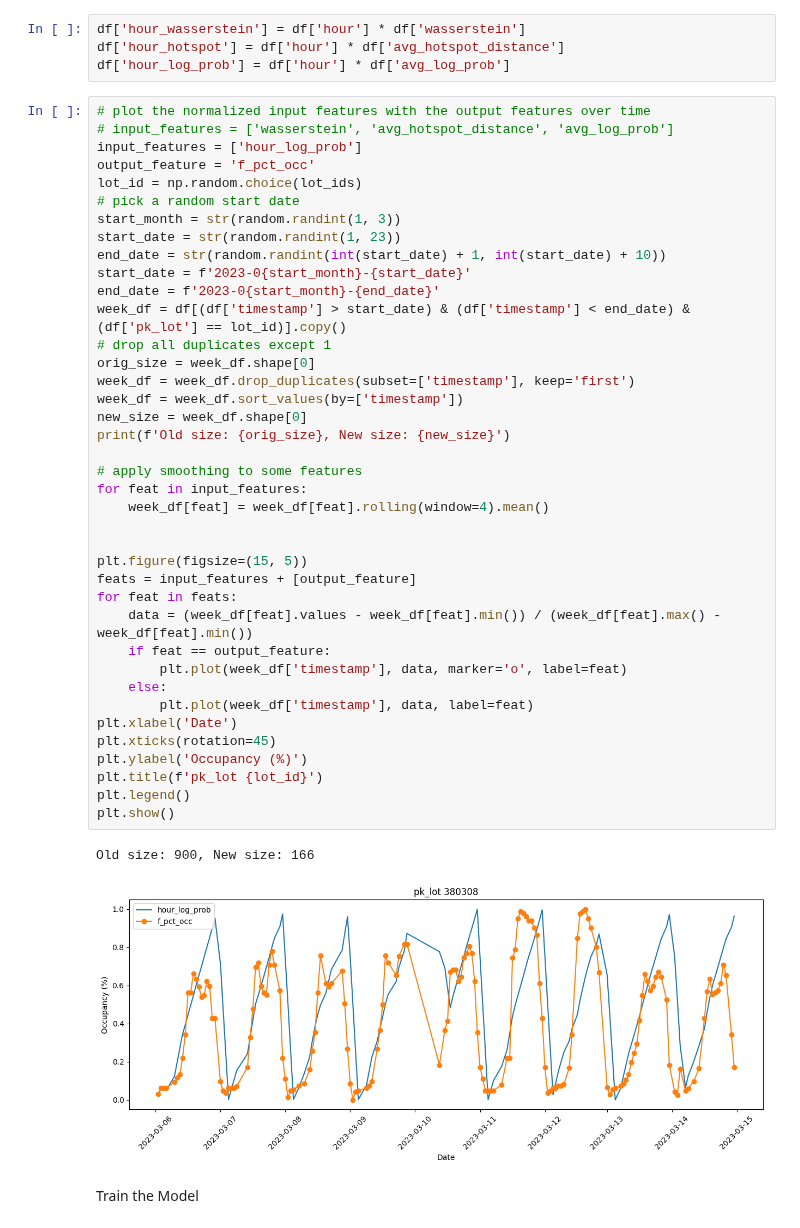
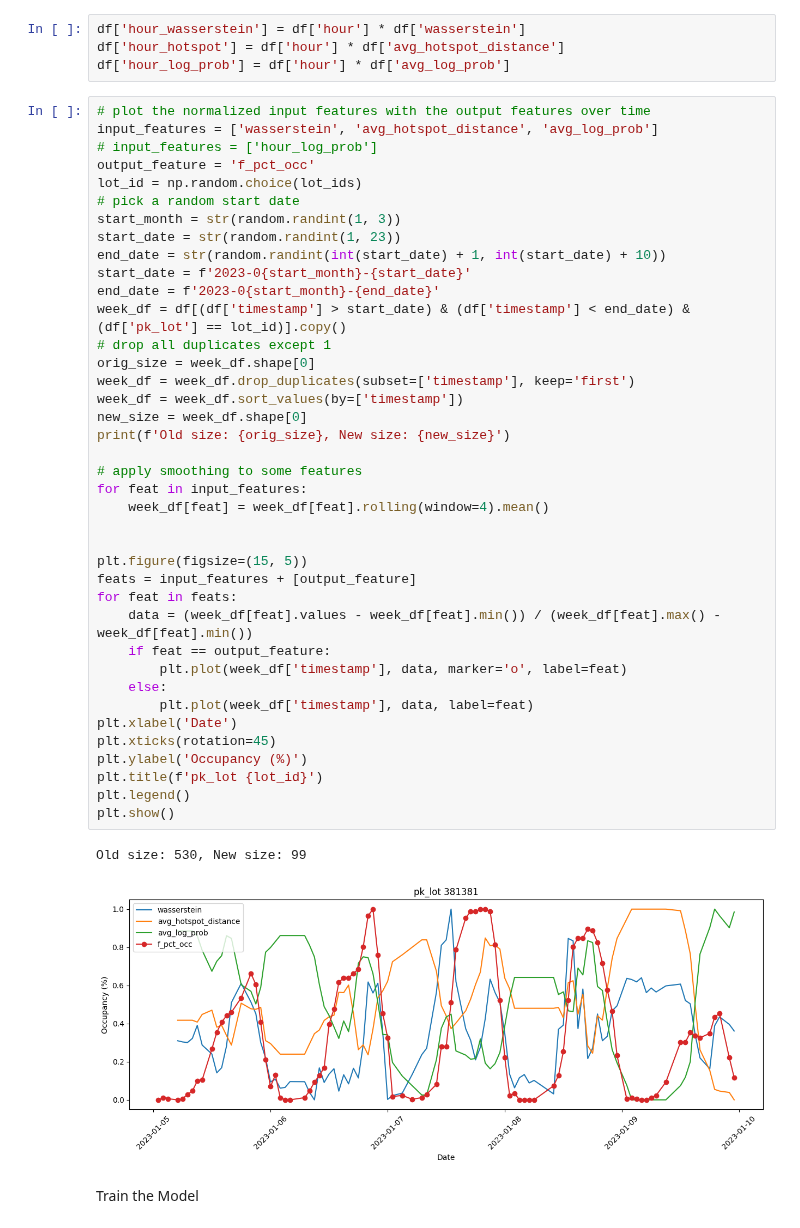
Before and after one commit to INRIX-Logan-Garwood/Parking-Location-vs-Occupancy, a Jupyter notebook: notebooks/train_model.ipynb, the cells around one changed output. Cells and saved outputs as stored; diff of their text form.

```diff
--- a/notebooks/train_model.ipynb
+++ b/notebooks/train_model.ipynb
@@ -543,8 +543,8 @@ df['hour_hotspot'] = df['hour'] * df['avg_hotspot_distance']
 df['hour_log_prob'] = df['hour'] * df['avg_log_prob']
 # %%
 # plot the normalized input features with the output features over time
-# input_features = ['wasserstein', 'avg_hotspot_distance', 'avg_log_prob']
-input_features = ['hour_log_prob']
+input_features = ['wasserstein', 'avg_hotspot_distance', 'avg_log_prob']
+# input_features = ['hour_log_prob']
 output_feature = 'f_pct_occ'
 lot_id = np.random.choice(lot_ids)
 # pick a random start date
@@ -554,35 +554,35 @@ end_date = str(random.randint(int(start_date) + 1, int(start_date) + 10))
 start_date = f'2023-0{start_month}-{start_date}'
 end_date = f'2023-0{start_month}-{end_date}'
 week_df = df[(df['timestamp'] > start_date) & (df['timestamp'] < end_date) & (df['pk_lot'] == lot_id)].copy()
 # drop all duplicates except 1
 orig_size = week_df.shape[0]
 week_df = week_df.drop_duplicates(subset=['timestamp'], keep='first')
 week_df = week_df.sort_values(by=['timestamp'])
 new_size = week_df.shape[0]
 print(f'Old size: {orig_size}, New size: {new_size}')
 
 # apply smoothing to some features
 for feat in input_features:
     week_df[feat] = week_df[feat].rolling(window=4).mean()
 
 
 plt.figure(figsize=(15, 5))
 feats = input_features + [output_feature]
 for feat in feats:
     data = (week_df[feat].values - week_df[feat].min()) / (week_df[feat].max() - week_df[feat].min())
     if feat == output_feature:
         plt.plot(week_df['timestamp'], data, marker='o', label=feat)
     else:
         plt.plot(week_df['timestamp'], data, label=feat)
 plt.xlabel('Date')
 plt.xticks(rotation=45)
 plt.ylabel('Occupancy (%)')
 plt.title(f'pk_lot {lot_id}')
 plt.legend()
 plt.show()
 # %% [output]
-Old size: 900, New size: 166
+Old size: 530, New size: 99
-[figure, old version]
+[figure, new version]
 # %% [markdown]
 Train the Model
 # %%
```
Also changed, not shown: parts of 4 cells of this notebook, 2 other files.
